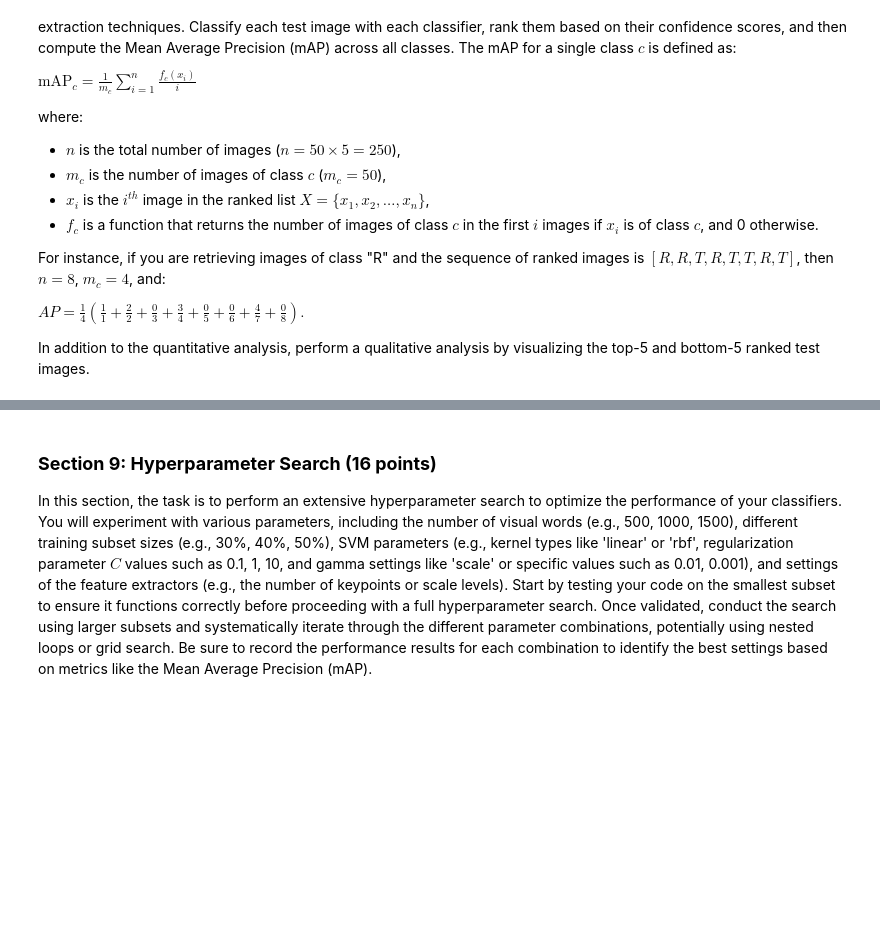
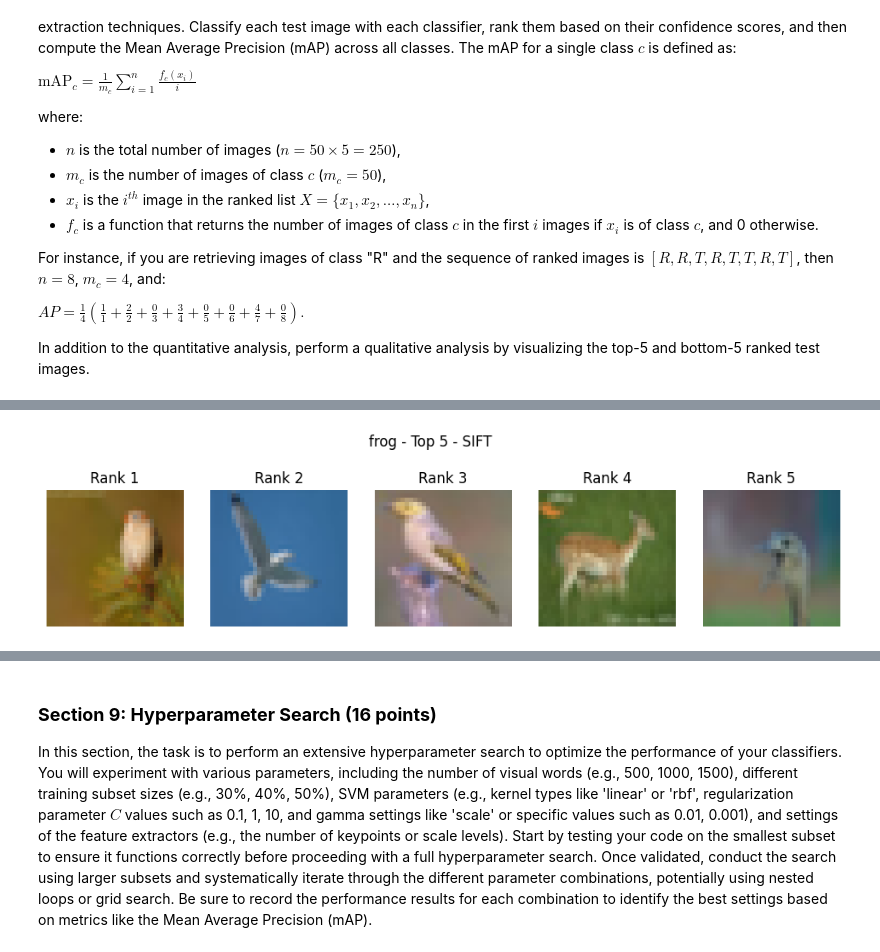
Before and after one commit to migueltmendes/Computer_vision_group66, a Jupyter notebook: cv1-final-lab-part-1-daoterog.ipynb, the cells around one changed output, grey strips where cells are left out. Drawn from its saved outputs; the diff is of its cells as text; code cells hidden in the pictures; blank space fills up the shorter version.

```diff
--- a/cv1-final-lab-part-1-daoterog.ipynb
+++ b/cv1-final-lab-part-1-daoterog.ipynb
@@ -623,0 +678,89 @@ In addition to the quantitative analysis, perform a qualitative analysis by visu
+# %%
+def evaluate_classifiers(classifier, test_hist, ovr_classifier, images, labels, class_names=None, top_k=5):
+    """
+    Evaluate OvR SVM classifiers using mAP and visualize top/bottom ranked images.
+
+    Parameters:
+    - test_hist: (N_test, n_features) BoVW histograms
+    - classifiers: list of trained SVM classifiers, one per class
+    - images: array of test images
+    - labels: class labels
+    - class_names: list of class names
+    - top_k: number of images to show at top/bottom
+    """
+    classifiers = ovr_classifier.estimators_
+    n_classes = 5
+    n_images = len(classifiers)
+
+    # compute scores
+    scores = ovr_classifier.decision_function(test_hist)
+
+    # rank images for each class
+    ranked_indices = [np.argsort(-scores[:, i]) for i in range(n_classes)]
+
+    # compute mAP
+    def compute_ap(ranked_idx, true_labels, target_class):
+        m_c = np.sum(true_labels == target_class)
+        count = 0
+        ap_sum = 0
+        for rank, idx in enumerate(ranked_idx, 1):
+            if true_labels[idx] == target_class:
+                count += 1
+                ap_sum += count / rank
+        return ap_sum / m_c
+
+    maps = [compute_ap(ranked_indices[i], labels, i) for i in range(n_classes)]
+    mean_ap = np.mean(maps)
+    print("mAP per class:", maps)
+    print("Mean mAP:", mean_ap)
+
+    # visualize top/bottom images
+    print(f"{classifier} Ranking")
+    for i in range(n_classes):
+        name = class_names[i] if class_names else str(i)
+        idxs = ranked_indices[i]
+
+        # top-k
+        plt.figure(figsize=(12,3))
+        for j in range(top_k):
+            plt.subplot(1, top_k, j+1)
+            plt.imshow(images[idxs[j]])
+            plt.axis('off')
+            plt.title(f"Rank {j+1}")
+        plt.suptitle(f"{name} - Top {top_k} - {classifier}")
+        plt.show()
+
+        # bottom-k
+        plt.figure(figsize=(12,3))
+        for j in range(1, top_k+1):
+            plt.subplot(1, top_k, j)
+            plt.imshow(images[idxs[-j]])
+            plt.axis('off')
+            plt.title(f"Rank {-j}")
+        plt.suptitle(f"{name} - Bottom {top_k} - {classifier}")
+        plt.show()
+
+    return maps, mean_ap, ranked_indices
+
+# Example for SIFT
+maps_sift, mean_ap_sift, ranked_sift = evaluate_classifiers(
+    classifier="SIFT",
+    test_hist=test_sift_histograms,
+    ovr_classifier=svm_sift,
+    images=test_images_np,
+    labels=test_labels.numpy(),
+    class_names = ["frog", "automobile", "bird", "cat", "deer"],
+    top_k=5
+)
+
+# Example for ORB
+maps_orb, mean_ap_orb, ranked_orb = evaluate_classifiers(
+    classifier="ORB",
+    test_hist=test_orb_histograms,
+    ovr_classifier=svm_orb,
+    images=test_images_np,
+    labels=test_labels.numpy(),
+    class_names = ["frog", "automobile", "bird", "cat", "deer"],
+    top_k=5
+)
+# %% [output]
@@ -623,0 +770 @@ In addition to the quantitative analysis, perform a qualitative analysis by visu
+[figure, added]
```
Also changed, not shown: parts of 7 cells of this notebook.
